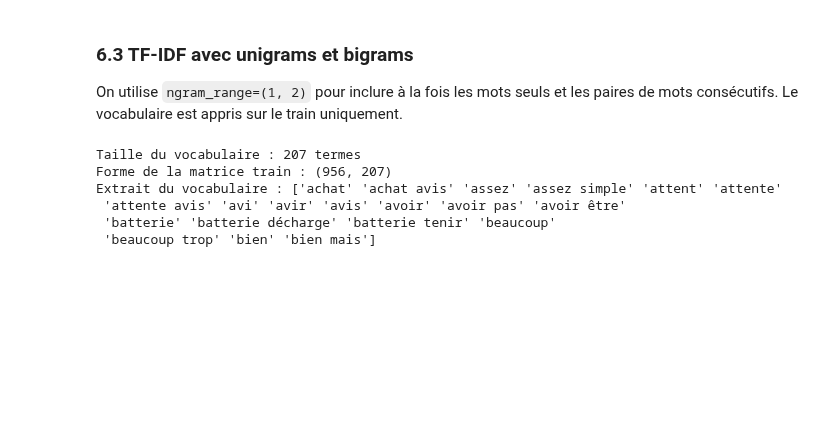
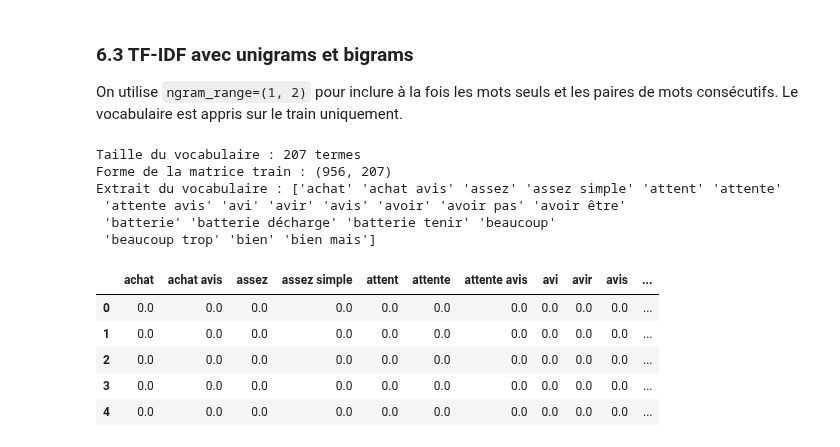
Before and after one commit to galassmyname/Atelier-donnes-textuelles, a Jupyter notebook: atelier_prepa_donnees_textuelles/notebooks/atelier_prepa_donnees_textuelles.ipynb, the cells around one changed output. Cells and saved outputs as stored; diff of their text form; code cells hidden in the pictures; blank space fills up the shorter version.

```diff
--- a/atelier_prepa_donnees_textuelles/notebooks/atelier_prepa_donnees_textuelles.ipynb
+++ b/atelier_prepa_donnees_textuelles/notebooks/atelier_prepa_donnees_textuelles.ipynb
@@ -1007,3 +1007,15 @@ Extrait du vocabulaire : ['achat' 'achat avis' 'assez' 'assez simple' 'attent' '
  'attente avis' 'avi' 'avir' 'avis' 'avoir' 'avoir pas' 'avoir être'
  'batterie' 'batterie décharge' 'batterie tenir' 'beaucoup'
  'beaucoup trop' 'bien' 'bien mais']
+# %%
+pd.DataFrame(
+    X_train_tfidf_bi[:5, :15].toarray().round(2),
+    columns=tfidf_bi.get_feature_names_out()[:15]
+)
+# %% [output]
+|  | achat | achat avis | assez | assez simple | attent | attente | attente avis | avi | avir | avis | ... |
+| 0 | 0.0 | 0.0 | 0.0 | 0.0 | 0.0 | 0.0 | 0.0 | 0.0 | 0.0 | 0.0 | ... |
+| 1 | 0.0 | 0.0 | 0.0 | 0.0 | 0.0 | 0.0 | 0.0 | 0.0 | 0.0 | 0.0 | ... |
+| 2 | 0.0 | 0.0 | 0.0 | 0.0 | 0.0 | 0.0 | 0.0 | 0.0 | 0.0 | 0.0 | ... |
+| 3 | 0.0 | 0.0 | 0.0 | 0.0 | 0.0 | 0.0 | 0.0 | 0.0 | 0.0 | 0.0 | ... |
+| 4 | 0.0 | 0.0 | 0.0 | 0.0 | 0.0 | 0.0 | 0.0 | 0.0 | 0.0 | 0.0 | ... |
```
Also changed, not shown: parts of 3 cells of this notebook.
